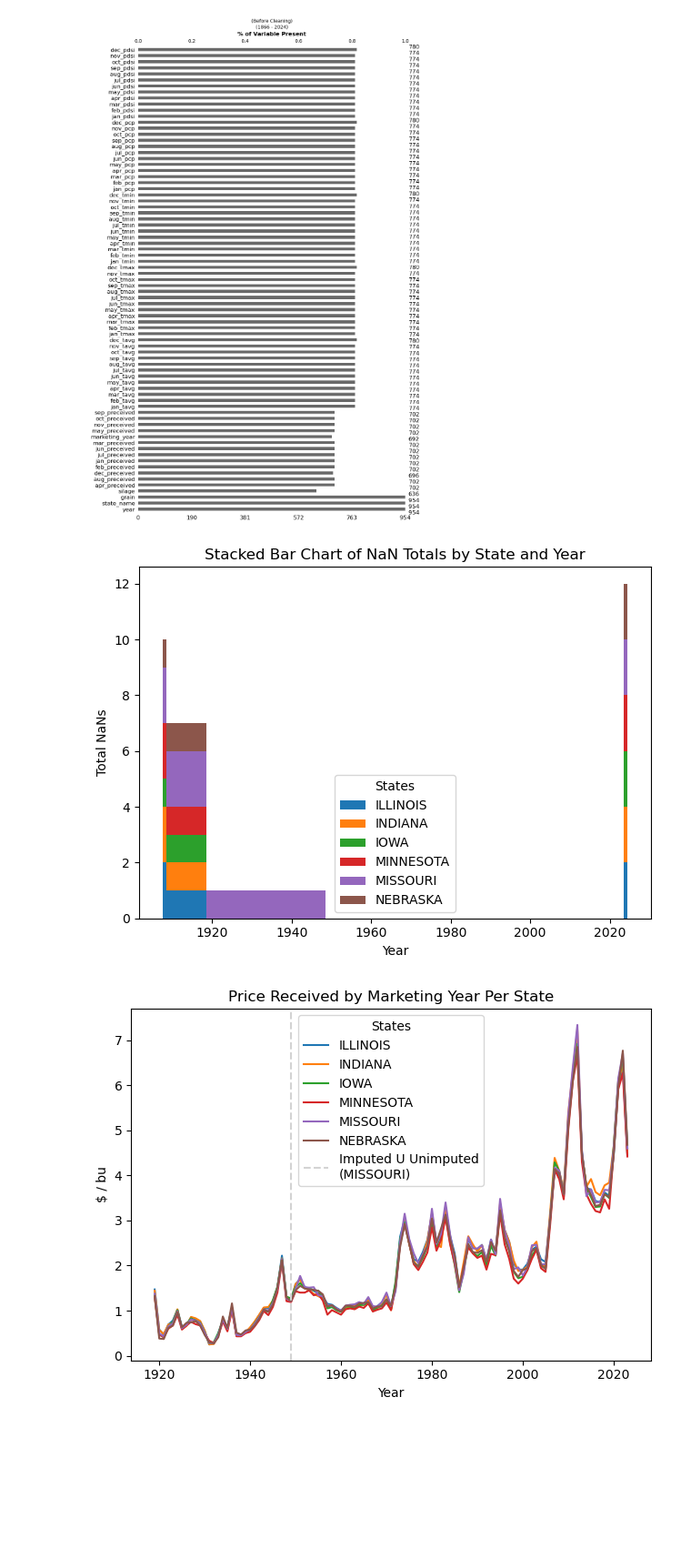
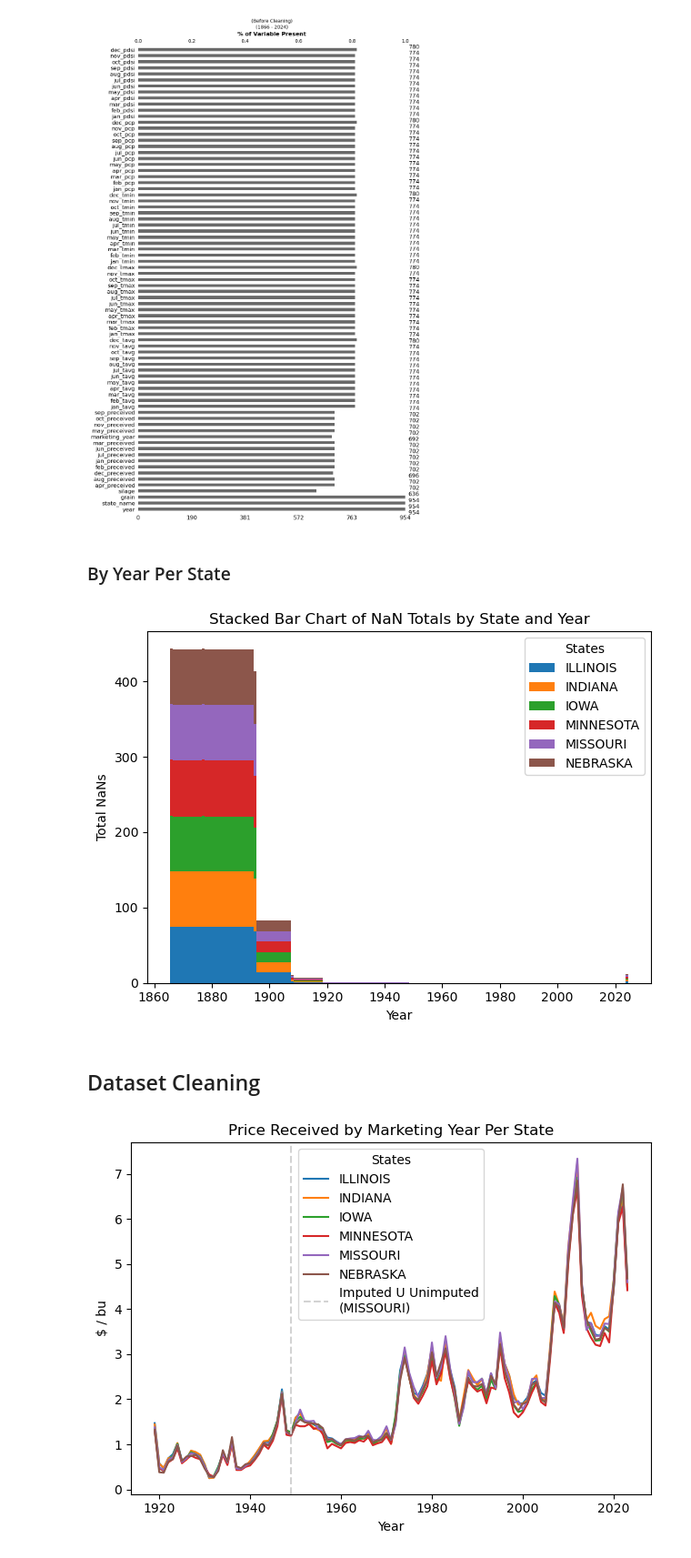
Before and after one commit to BenLeidig/corn-yield-independent, a Jupyter notebook: doc/notebooks/cleaning.ipynb, the cells around one changed output. Shown at 91% size. Saved outputs shown, nothing was run; the diff lists cells and outputs as text; code cells hidden in the pictures; blank space fills up the shorter version.

```diff
--- a/doc/notebooks/cleaning.ipynb
+++ b/doc/notebooks/cleaning.ipynb
@@ -30,44 +48,49 @@ plt.savefig(
 plt.show()
 # %% [output]
 [figure]
+# %% [markdown]
+### By Year Per State
 # %%
-df_1908_2024 = df[df['year'] >= 1908].copy()
+# finding the total NaN by year per state (by record)
 
-df_missing = df_1908_2024.set_index(['year', 'state_name']).isna()
+df_missing = df_1866_2024.set_index(['year', 'state_name']).isna()
 df_missing.replace(to_replace=True, value=1, inplace=True)
 df_missing.replace(to_replace=False, value=0, inplace=True)
-df_temp = df_missing.reset_index()
+df_missing.reset_index(inplace=True)
 
-df_nan_grouped = df_temp.groupby(['year', 'state_name']).agg('sum').reset_index()
-df_nan_grouped['nan_total'] = df_nan_grouped.iloc[:,2:].sum(axis=1)
+df_missing['nan_total'] = df_missing.iloc[:,2:].sum(axis=1)
 # %%
-states = list(df_nan_grouped['state_name'].unique())
+# visualizing the total number of NaN by year per state (by record)
+
+states = list(df_missing['state_name'].unique())
 bottom = 0
 fig, ax = plt.subplots()
 
 for i, state in enumerate(states):
 
-    df_temp = df_nan_grouped[df_nan_grouped['state_name'] == state]
+    df_temp = df_missing[df_missing['state_name'] == state]
     years = df_temp['year'].values
 
     ax.bar(
         x=years,
         height=df_temp['nan_total'],
         label=state,
         width=1,
         bottom=bottom
     )
 
     bottom += df_temp['nan_total'].values
 
 ax.set_xlabel('Year')
 ax.set_ylabel('Total NaNs')
 ax.legend(title='States')
 ax.set_title('Stacked Bar Chart of NaN Totals by State and Year')
 
 plt.tight_layout()
-plt.savefig('../../results/cleaning/stacked_bar.png')
+plt.savefig('../../results/cleaning/stacked_bar.png') # file path appears as `results/cleaning/stacked_bar.png` in `cleaning.py`
 plt.show()
 # %% [output]
-[figure, old version]
+[figure, new version]
+# %% [markdown]
+## Dataset Cleaning
 # %%
```
Also changed, not shown: parts of 11 cells of this notebook, 3 other files.
